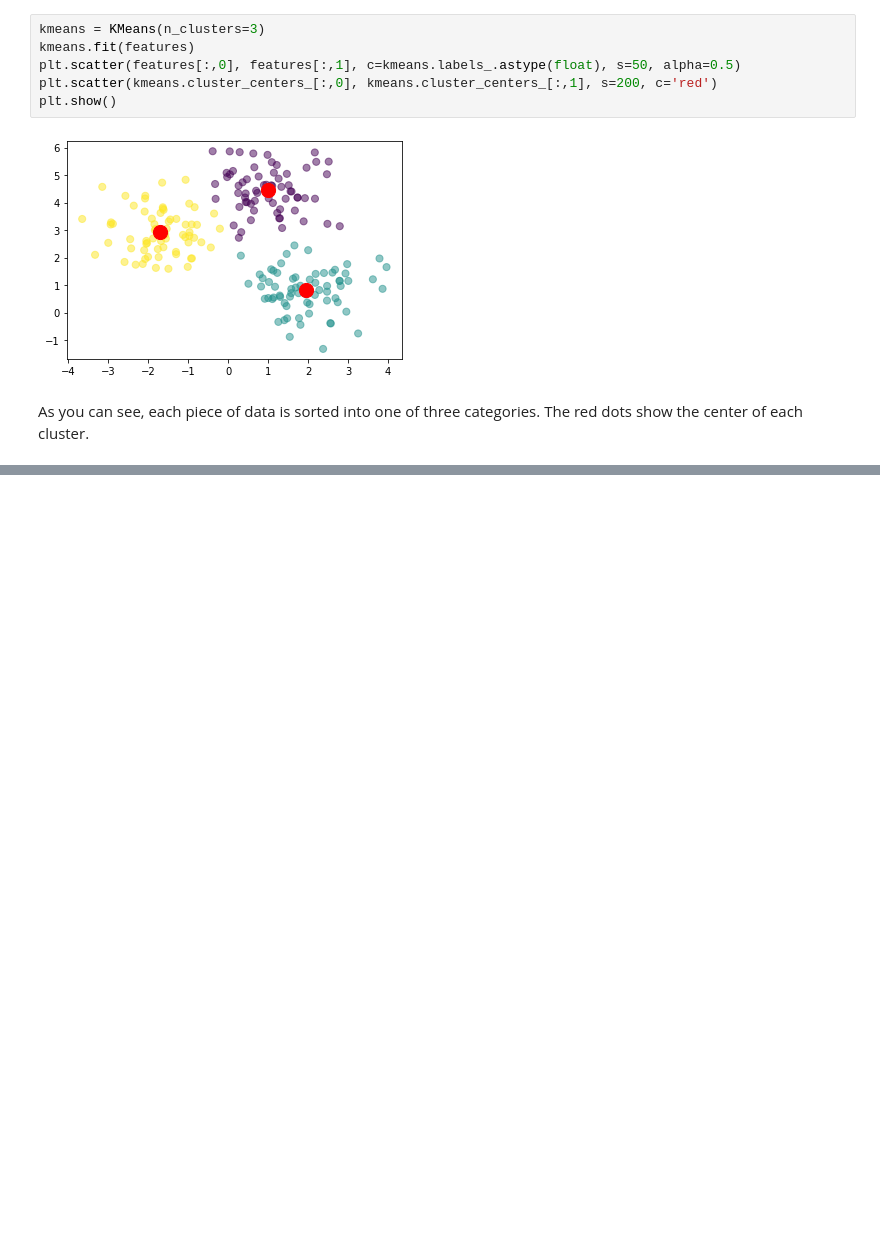
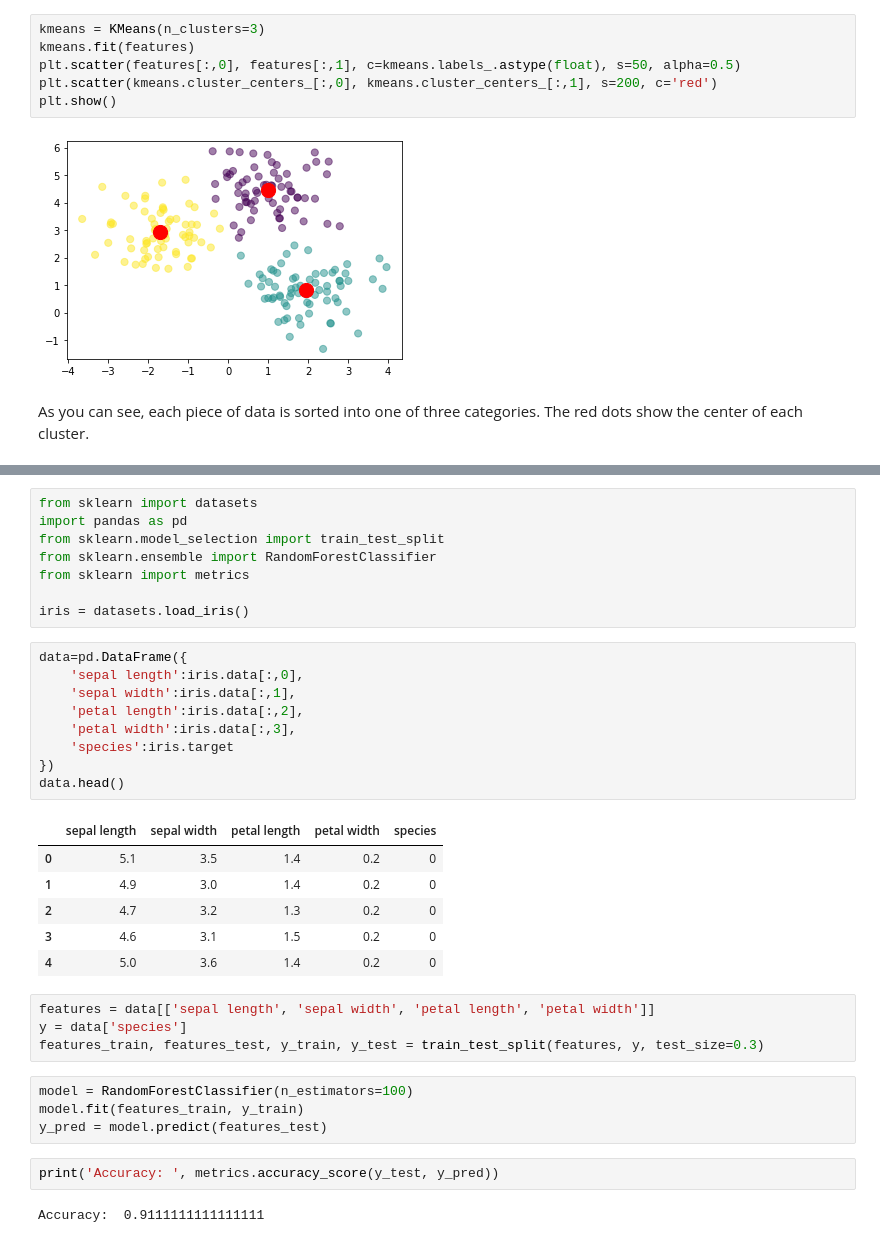
Before and after one commit to richeym-umich/ml-tutorials, a Jupyter notebook: Machine_Learning_Tutorial_Getting_Started_with_SciKitLearn.ipynb, the cells around one changed output, grey strips where cells are left out. Saved outputs shown, nothing was run; the diff lists cells and outputs as text; blank space fills up the shorter version.

```diff
--- a/Machine_Learning_Tutorial_Getting_Started_with_SciKitLearn.ipynb
+++ b/Machine_Learning_Tutorial_Getting_Started_with_SciKitLearn.ipynb
@@ -113,0 +117,36 @@ As you can see, each piece of data is sorted into one of three categories. The r
+# %%
+from sklearn import datasets
+import pandas as pd
+from sklearn.model_selection import train_test_split
+from sklearn.ensemble import RandomForestClassifier
+from sklearn import metrics
+
+iris = datasets.load_iris()
+# %%
+data=pd.DataFrame({
+    'sepal length':iris.data[:,0],
+    'sepal width':iris.data[:,1],
+    'petal length':iris.data[:,2],
+    'petal width':iris.data[:,3],
+    'species':iris.target
+})
+data.head()
+# %% [output]
+|  | sepal length | sepal width | petal length | petal width | species |
+| 0 | 5.1 | 3.5 | 1.4 | 0.2 | 0 |
+| 1 | 4.9 | 3.0 | 1.4 | 0.2 | 0 |
+| 2 | 4.7 | 3.2 | 1.3 | 0.2 | 0 |
+| 3 | 4.6 | 3.1 | 1.5 | 0.2 | 0 |
+| 4 | 5.0 | 3.6 | 1.4 | 0.2 | 0 |
+# %%
+features = data[['sepal length', 'sepal width', 'petal length', 'petal width']]
+y = data['species']
+features_train, features_test, y_train, y_test = train_test_split(features, y, test_size=0.3)
+# %%
+model = RandomForestClassifier(n_estimators=100)
+model.fit(features_train, y_train)
+y_pred = model.predict(features_test)
+# %%
+print('Accuracy: ', metrics.accuracy_score(y_test, y_pred))
+# %% [output]
+Accuracy:  0.9111111111111111
```
Also changed, not shown: parts of 2 cells of this notebook.
